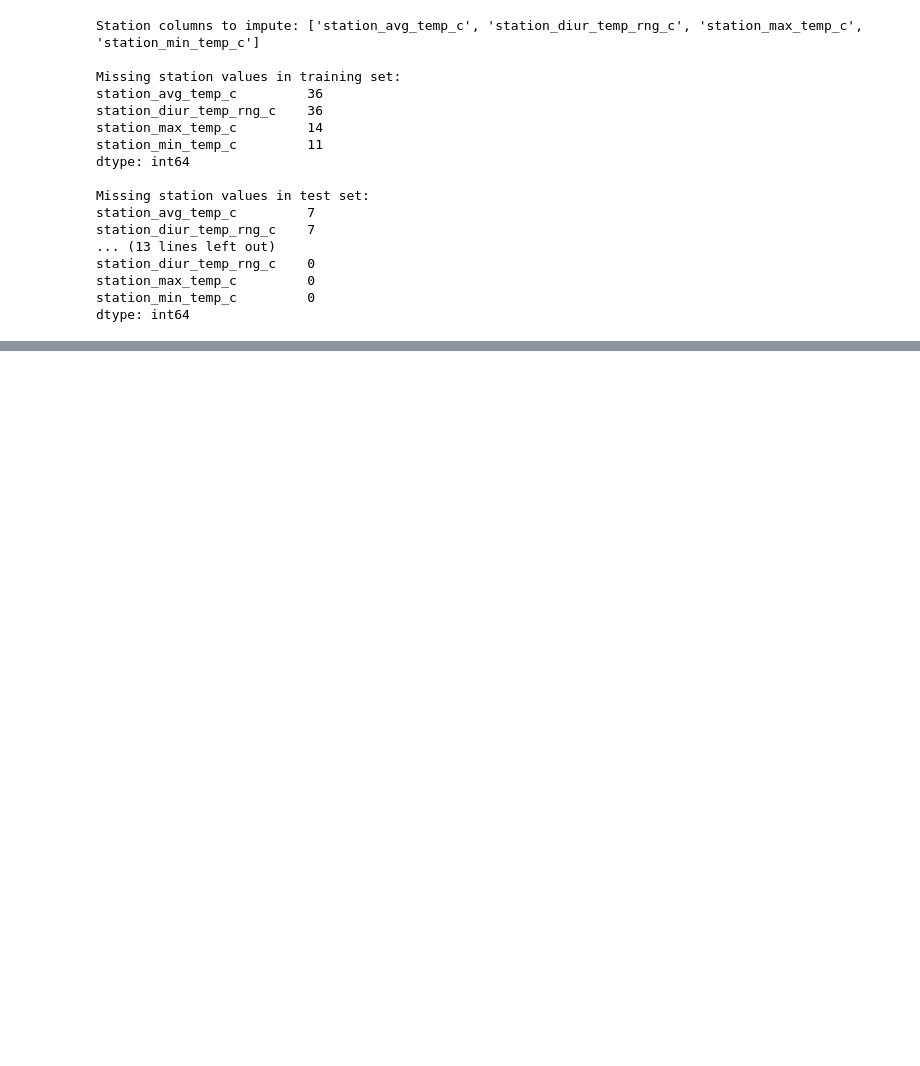
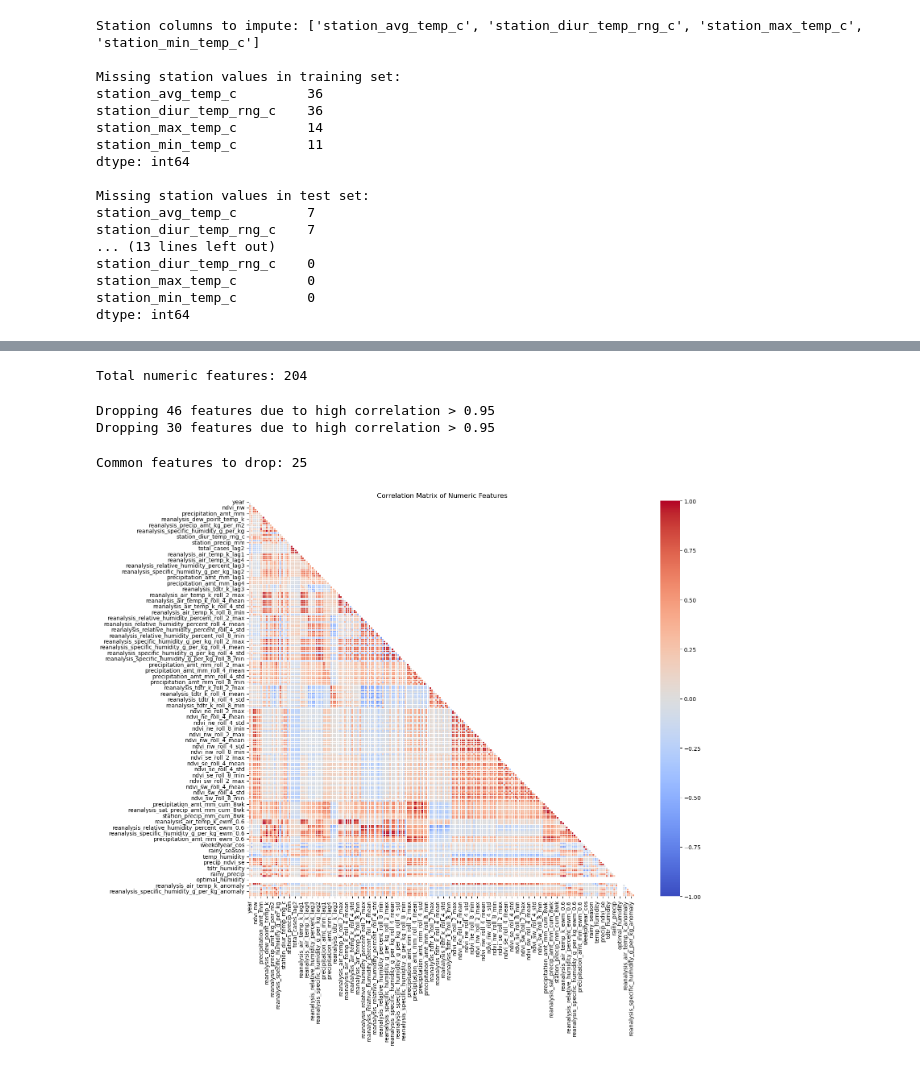
Before and after one commit to statenbred/Dengue_Fever, a Jupyter notebook: Cleaning File.ipynb, the cells around one changed output, grey strips where cells are left out. Saved outputs shown, nothing was run; the diff lists cells and outputs as text; code cells hidden in the pictures; blank space fills up the shorter version.

```diff
--- a/Cleaning File.ipynb
+++ b/Cleaning File.ipynb
@@ -717,0 +1348,3 @@ Sample of the final cleaned training dataset:
+# %%
+missing_lag_cols = [col for col in lag_cols if col in train_imputed.columns and train_imputed[col].isna().any()]
+print(f"Number of lag columns with missing values: {len(missing_lag_cols)}")
@@ -717,0 +1376,28 @@ Sample of the final cleaned training dataset:
+# %%
+for col in missing_lag_cols:
+    for city in ['sj', 'iq']:
+        city_mask = train_imputed['city'] == city
+        city_mask_test = test_imputed['city'] == city
+
+        train_imputed.loc[city_mask, col] = train_imputed.loc[city_mask, col].fillna(method='bfill')
+        test_imputed.loc[city_mask_test, col] = test_imputed.loc[city_mask_test, col].fillna(method='bfill')
+# %%
+if 'peak_season' in train_imputed.columns and train_imputed['peak_season'].isna().any():
+    sj_mask = train_imputed['city'] == 'sj'
+    train_imputed.loc[sj_mask, 'peak_season'] = train_imputed.loc[sj_mask, 'weekofyear'].between(30, 45).astype(int)
+
+    iq_mask = train_imputed['city'] == 'iq'
+    if train_imputed.loc[iq_mask, 'peak_season'].isna().any():
+        train_imputed.loc[iq_mask, 'peak_season'] = 0
+
+
+    sj_mask = test_imputed['city'] == 'sj'
+    test_imputed.loc[sj_mask, 'peak_season'] = test_imputed.loc[sj_mask, 'weekofyear'].between(30, 45).astype(int)
+
+    iq_mask = test_imputed['city'] == 'iq'
+    if test_imputed.loc[iq_mask, 'peak_season'].isna().any():
+        test_imputed.loc[iq_mask, 'peak_season'] = 0
+# %%
+if 'temp_precip_lag' in train_imputed.columns and train_imputed['temp_precip_lag'].isna().any():
+    train_imputed['temp_precip_lag'] = train_imputed['reanalysis_air_temp_k'] * train_imputed['precipitation_amt_mm_lag2']
+    test_imputed['temp_precip_lag'] = test_imputed['reanalysis_air_temp_k'] * test_imputed['precipitation_amt_mm_lag2']
@@ -717,0 +1478,27 @@ Sample of the final cleaned training dataset:
+# %%
+numeric_cols = train_imputed.select_dtypes(include=['float64', 'int64']).columns
+print(f"Total numeric features: {len(numeric_cols)}")
+# %% [output]
+Total numeric features: 204
+# %%
+sj_to_drop = remove_correlated_features(sj_df, threshold=0.95)
+iq_to_drop = remove_correlated_features(iq_df, threshold=0.95)
+# %% [output]
+Dropping 46 features due to high correlation > 0.95
+Dropping 30 features due to high correlation > 0.95
+# %%
+common_to_drop = list(set(sj_to_drop).intersection(set(iq_to_drop)))
+print(f"Common features to drop: {len(common_to_drop)}")
+# %% [output]
+Common features to drop: 25
+# %%
+plt.figure(figsize=(16, 14))
+corr_matrix = train_imputed.select_dtypes(include=['float64', 'int64']).corr()
+mask = np.triu(np.ones_like(corr_matrix, dtype=bool))
+sns.heatmap(corr_matrix, mask=mask, cmap='coolwarm', annot=False,
+            center=0, linewidths=0.5, vmin=-1, vmax=1)
+plt.title('Correlation Matrix of Numeric Features')
+plt.tight_layout()
+plt.show()
+# %% [output]
+[figure, added]
```
Also changed, not shown: parts of 54 cells of this notebook, 3 other files.
